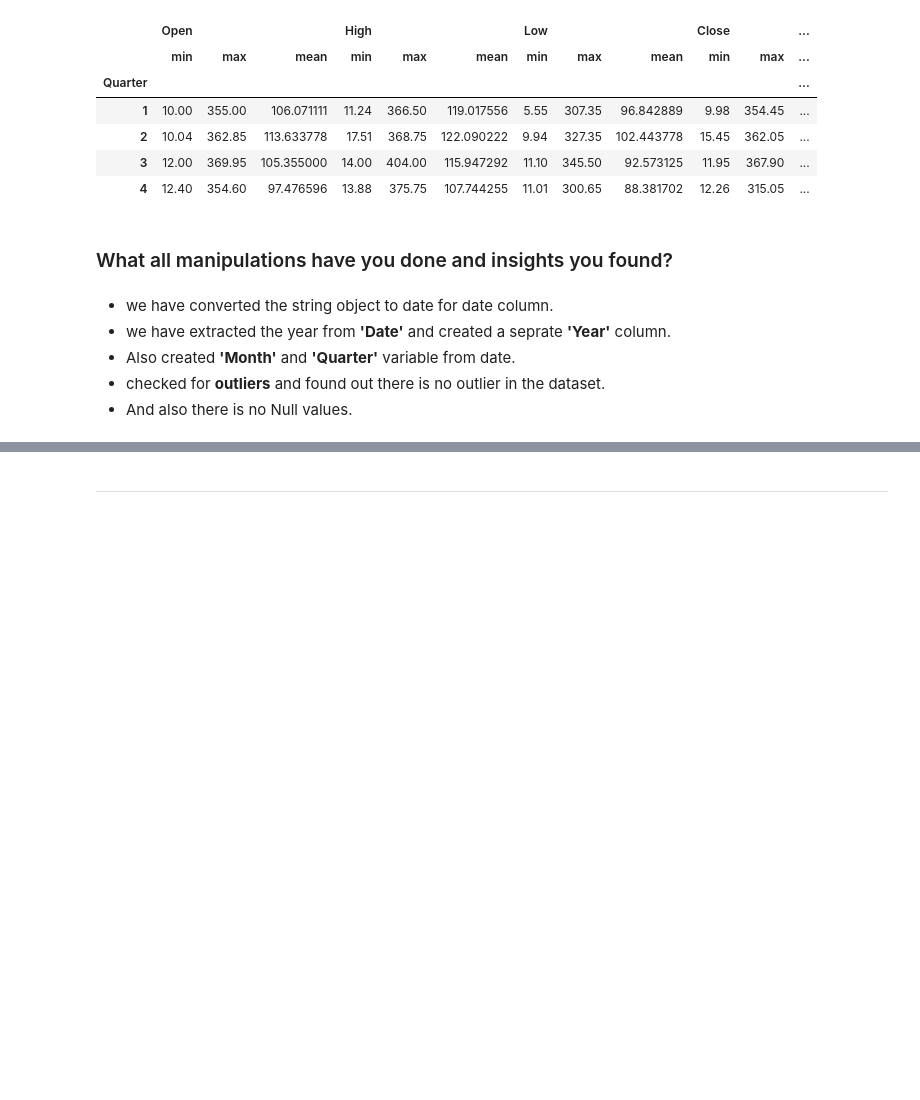
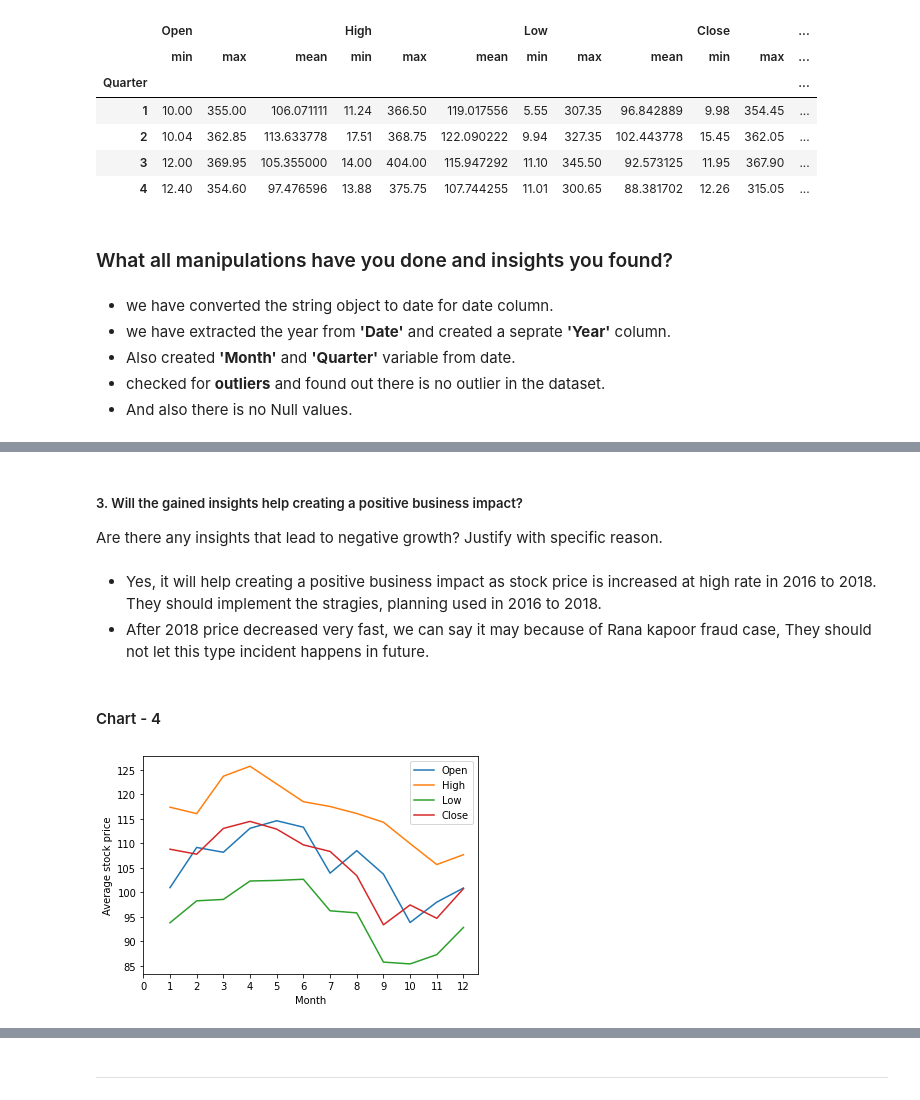
Before and after one commit to kuldeep-sngh/Yes-Bank-Stock-Closing-Price-Prediction, a Jupyter notebook: Yes_Bank_Stock_Closing_Price_Prediction.ipynb, the cells around one changed output, grey strips where cells are left out. Saved outputs shown, nothing was run; the diff lists cells and outputs as text; code cells hidden in the pictures; blank space fills up the shorter version.

```diff
--- a/Yes_Bank_Stock_Closing_Price_Prediction.ipynb
+++ b/Yes_Bank_Stock_Closing_Price_Prediction.ipynb
@@ -415,0 +499,16 @@ df.groupby('Quarter').aggregate({'Open' : [min, max, 'mean'], 'High' : [min, max
+# %% [markdown]
+##### 3. Will the gained insights help creating a positive business impact?
+Are there any insights that lead to negative growth? Justify with specific reason.
+# %% [markdown]
+* Yes, it will help creating a positive business impact as stock price is increased at high rate in 2016 to 2018. They should implement the stragies, planning used in 2016 to 2018.
+* After 2018 price decreased very fast, we can say it may because of Rana kapoor fraud case, They should not let this type incident happens in future.
+# %% [markdown]
+#### Chart - 4
+# %%
+# Visualizing Open, High, Low and Close average price trends over months
+df.groupby('Month').aggregate({'Open' : 'mean', 'High' : 'mean', 'Low' : 'mean', 'Close' : 'mean'}).plot()
+plt.xticks(np.arange(13))
+plt.ylabel('Average stock price')
+plt.show()
+# %% [output]
+[figure, added]
```
Also changed, not shown: parts of 271 cells of this notebook.
